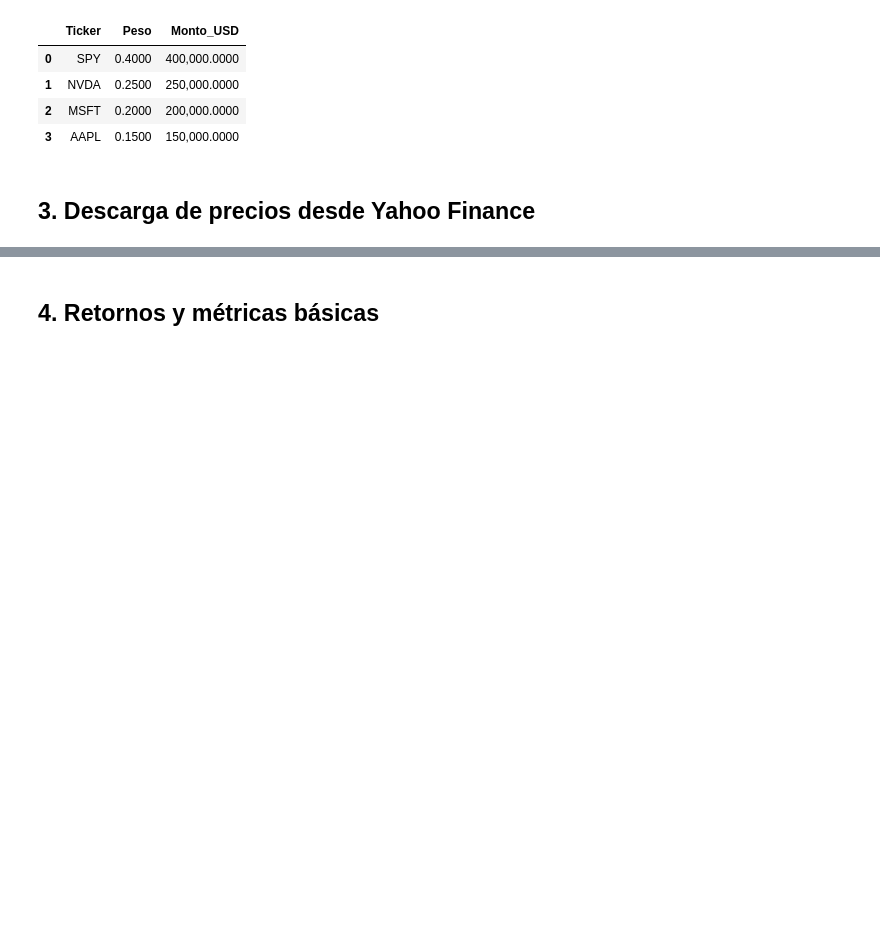
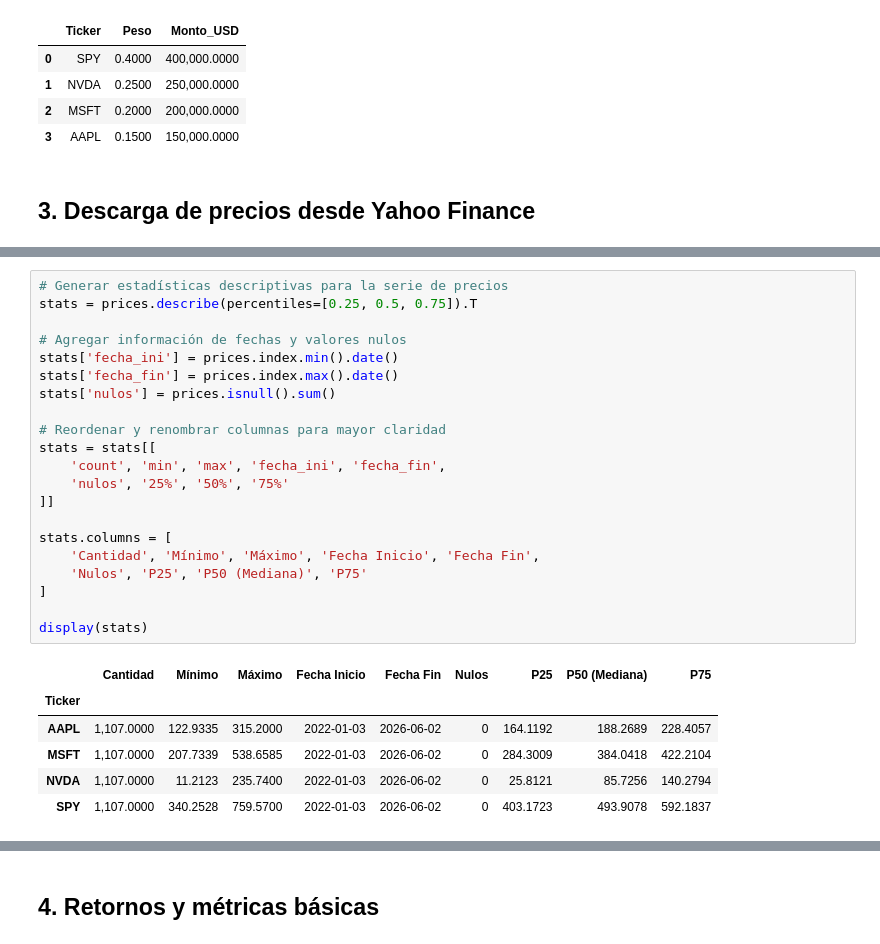
Before and after one commit to JLZN80/PYTHON_ROOT, a Jupyter notebook: mini_demo_var_acciones_ia.ipynb, the cells around one changed output, grey strips where cells are left out. Cells and saved outputs as stored; diff of their text form; blank space fills up the shorter version.

```diff
--- a/mini_demo_var_acciones_ia.ipynb
+++ b/mini_demo_var_acciones_ia.ipynb
@@ -74,3 +85,31 @@ Observaciones descargadas: 1107
 | 2026-05-29 | 312.0600 | 450.2400 | 211.1400 | 756.4800 |
 | 2026-06-01 | 306.3100 | 460.5200 | 224.3600 | 758.5400 |
 | 2026-06-02 | 315.2000 | 441.3100 | 222.8200 | 759.5700 |
+# %%
+# Generar estadísticas descriptivas para la serie de precios
+stats = prices.describe(percentiles=[0.25, 0.5, 0.75]).T
+
+# Agregar información de fechas y valores nulos
+stats['fecha_ini'] = prices.index.min().date()
+stats['fecha_fin'] = prices.index.max().date()
+stats['nulos'] = prices.isnull().sum()
+
+# Reordenar y renombrar columnas para mayor claridad
+stats = stats[[
+    'count', 'min', 'max', 'fecha_ini', 'fecha_fin',
+    'nulos', '25%', '50%', '75%'
+]]
+
+stats.columns = [
+    'Cantidad', 'Mínimo', 'Máximo', 'Fecha Inicio', 'Fecha Fin',
+    'Nulos', 'P25', 'P50 (Mediana)', 'P75'
+]
+
+display(stats)
+# %% [output]
+|  | Cantidad | Mínimo | Máximo | Fecha Inicio | Fecha Fin | Nulos | P25 | P50 (Mediana) | P75 |
+| Ticker |  |  |  |  |  |  |  |  |  |
+| AAPL | 1,107.0000 | 122.9335 | 315.2000 | 2022-01-03 | 2026-06-02 | 0 | 164.1192 | 188.2689 | 228.4057 |
+| MSFT | 1,107.0000 | 207.7339 | 538.6585 | 2022-01-03 | 2026-06-02 | 0 | 284.3009 | 384.0418 | 422.2104 |
+| NVDA | 1,107.0000 | 11.2123 | 235.7400 | 2022-01-03 | 2026-06-02 | 0 | 25.8121 | 85.7256 | 140.2794 |
+| SPY | 1,107.0000 | 340.2528 | 759.5700 | 2022-01-03 | 2026-06-02 | 0 | 403.1723 | 493.9078 | 592.1837 |
```
Also changed, not shown: parts of 3 cells of this notebook.
